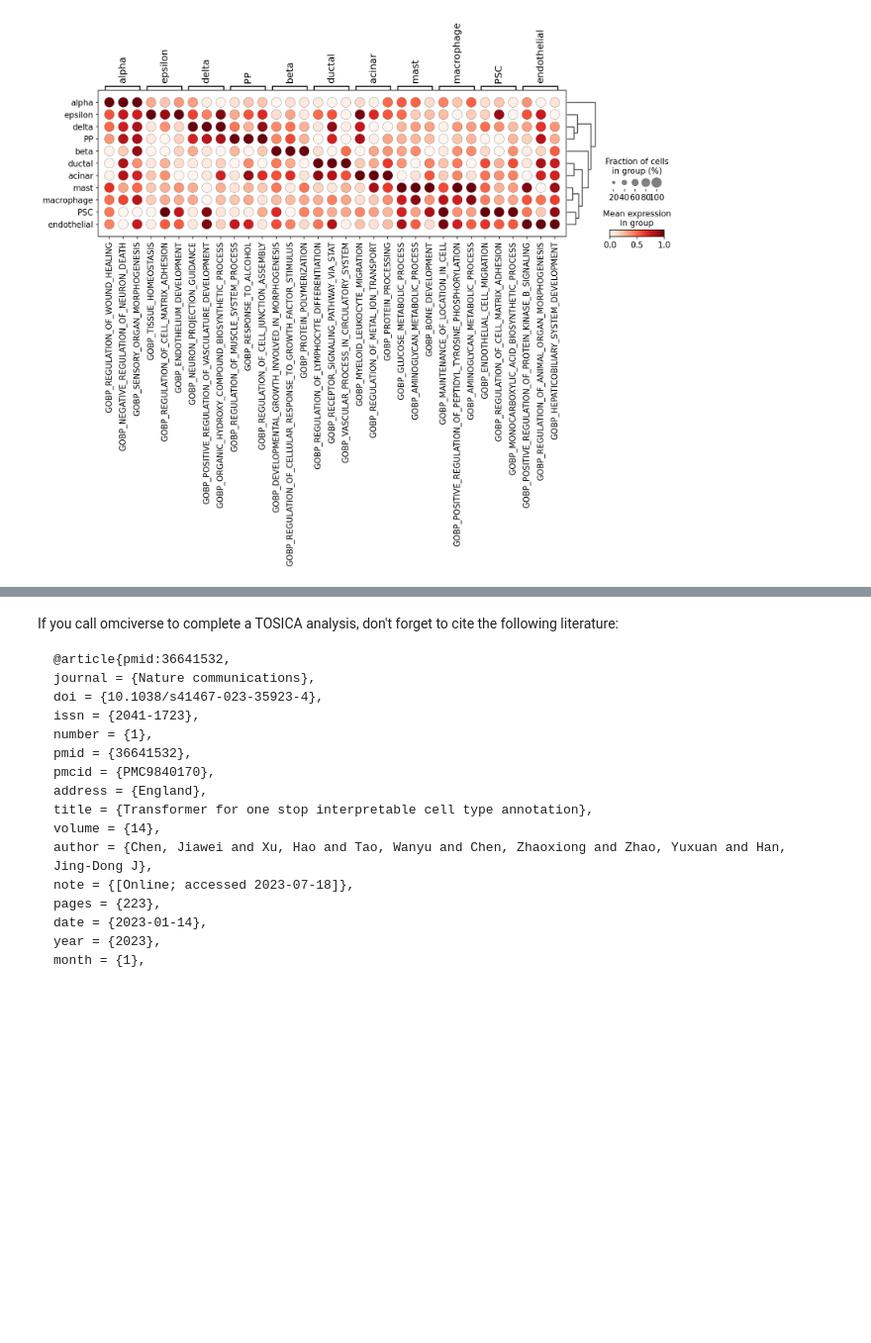
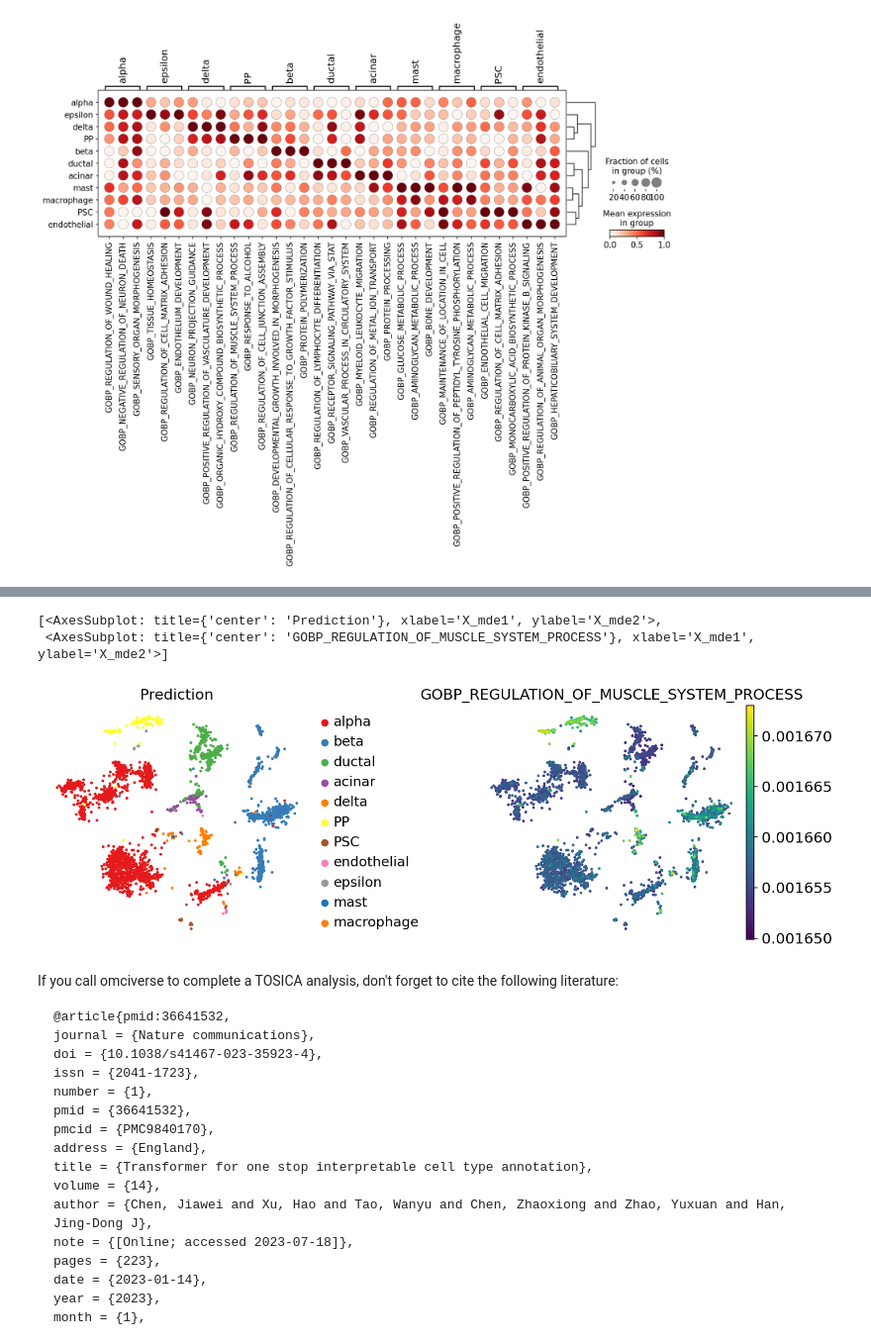
Before and after one commit to Starlitnightly/omicverse, a Jupyter notebook: omicverse_guide/docs/Tutorials-single/t_tosica.ipynb, the cells around one changed output, grey strips where cells are left out. Shown at 99% size. Drawn from its saved outputs; the diff is of its cells as text; code cells hidden in the pictures; blank space fills up the shorter version.

```diff
--- a/omicverse_guide/docs/Tutorials-single/t_tosica.ipynb
+++ b/omicverse_guide/docs/Tutorials-single/t_tosica.ipynb
@@ -260,3 +275,18 @@ sc.pl.rank_genes_groups_dotplot(new_adata,
+# %%
+sc.pl.embedding(
+    new_adata,
+    basis="X_mde",
+    color=['Prediction','GOBP_REGULATION_OF_MUSCLE_SYSTEM_PROCESS'],
+    frameon=False,
+    #ncols=1,
+    wspace=0.5,
+    #palette=ov.utils.pyomic_palette()[11:],
+    show=False,
+)
+# %% [output]
+[<AxesSubplot: title={'center': 'Prediction'}, xlabel='X_mde1', ylabel='X_mde2'>,
+ <AxesSubplot: title={'center': 'GOBP_REGULATION_OF_MUSCLE_SYSTEM_PROCESS'}, xlabel='X_mde1', ylabel='X_mde2'>]
+[figure, added]
 # %% [markdown]
 If you call omciverse to complete a TOSICA analysis, don't forget to cite the following literature:
 
```
Also changed, not shown: parts of 2 cells of this notebook.
